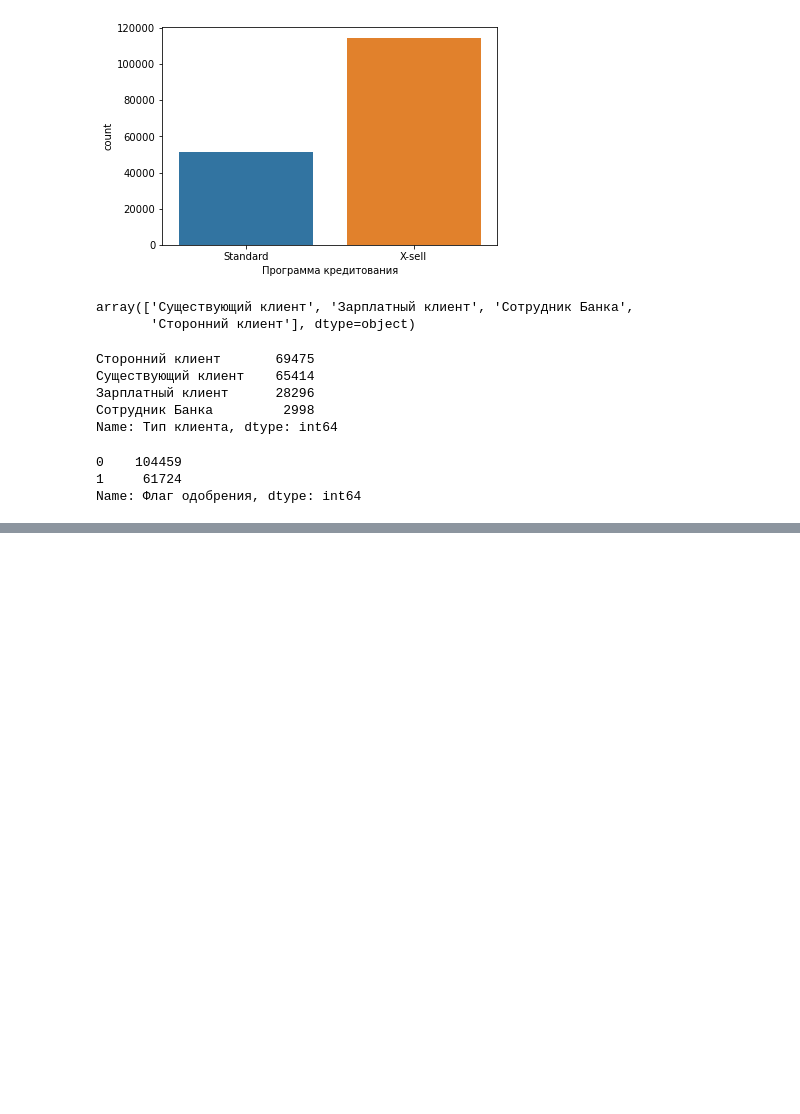
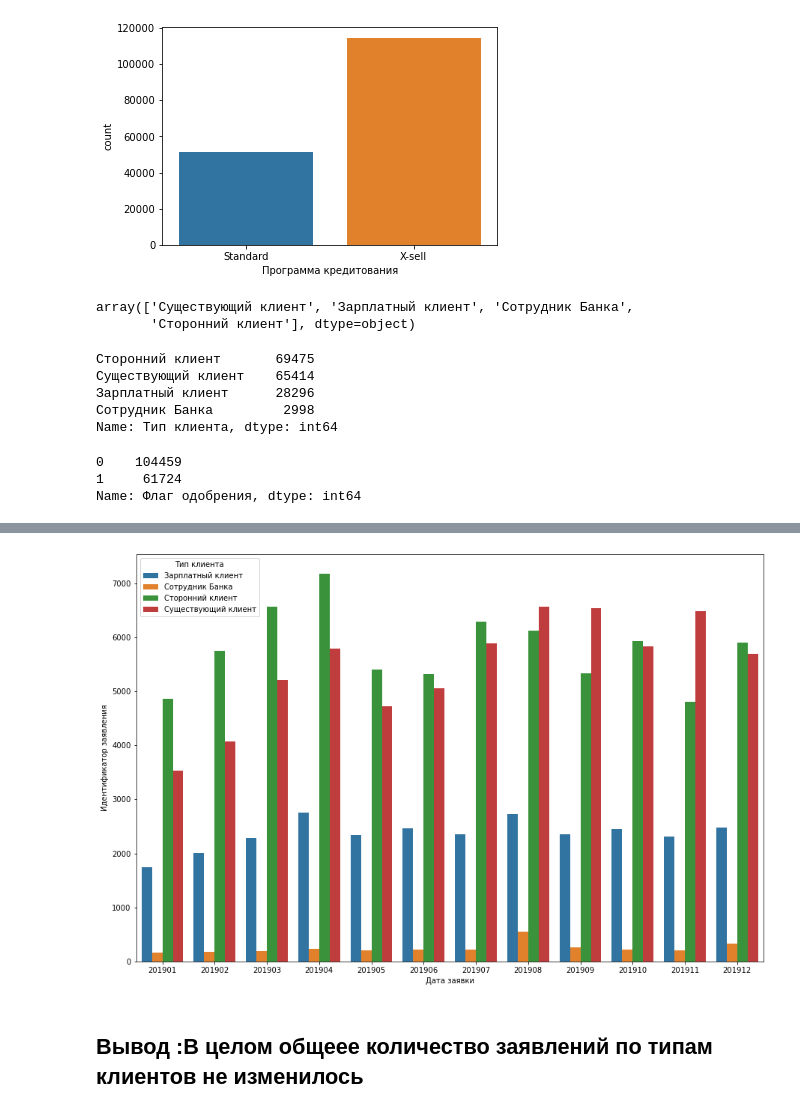
Before and after one commit to ValeriyaShinkarenko/-, a Jupyter notebook: Решение заданий стажировки.ipynb, the cells around one changed output, grey strips where cells are left out. Saved outputs shown, nothing was run; the diff lists cells and outputs as text; code cells hidden in the pictures; blank space fills up the shorter version.

```diff
--- a/Решение заданий стажировки.ipynb
+++ b/Решение заданий стажировки.ipynb
@@ -116,0 +177,4 @@ sns.countplot(x='Тип клиента', hue='Программа кредито
+# %%
+# Рассмотрим распределение заявок на кредит по разным клиентам
+df_4= df.groupby(['Дата заявки', 'Тип клиента'])\
+.agg({'Идентификатор заявления':'count'}).reset_index()
@@ -116,0 +190,9 @@ sns.countplot(x='Тип клиента', hue='Программа кредито
+# %%
+plt.figure(figsize=(15,10))
+sns.barplot(x='Дата заявки', y='Идентификатор заявления', data= df_4, hue='Тип клиента')
+plt.ylabel = 'Количество завялений'
+plt.show()
+# %% [output]
+[figure, added]
+# %% [markdown]
+## Вывод :В целом общеее количество заявлений по типам клиентов не изменилось
```
Also changed, not shown: parts of 44 cells of this notebook.
